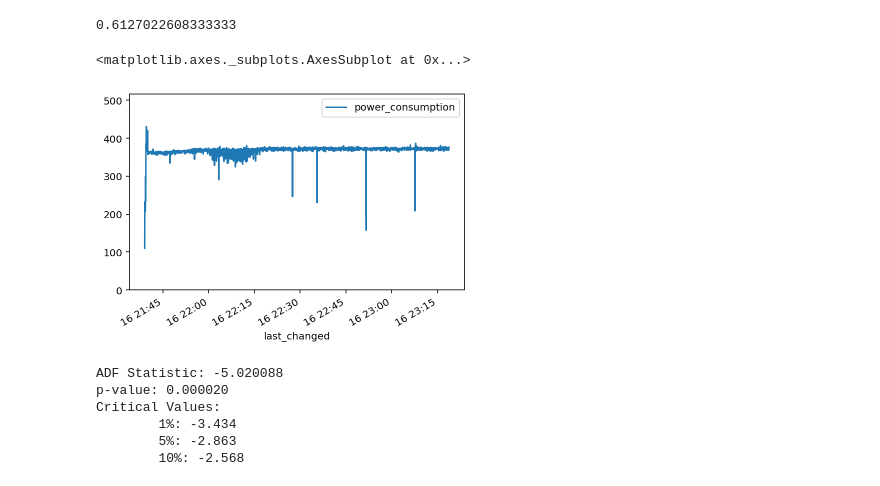
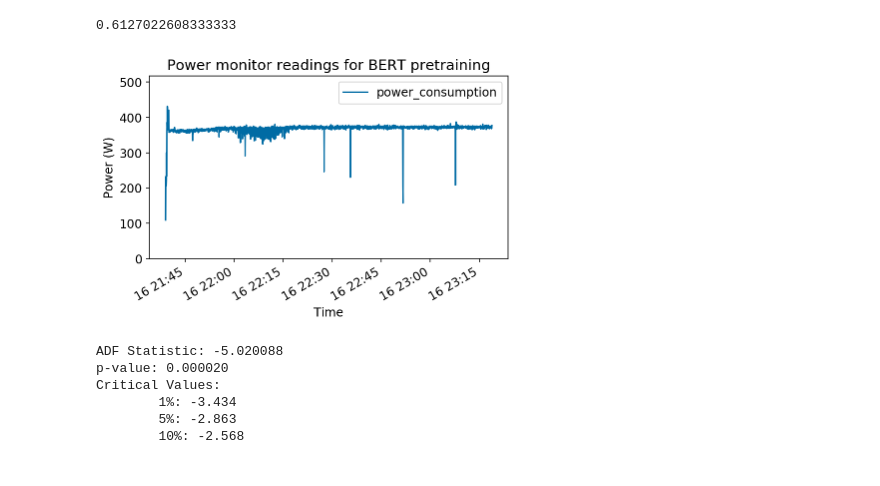
Before and after one commit to MScDissertation/NLP, a Jupyter notebook: pretraining.ipynb, the cells around one changed output. Saved outputs shown, nothing was run; the diff lists cells and outputs as text; code cells hidden in the pictures.

```diff
--- a/pretraining.ipynb
+++ b/pretraining.ipynb
@@ -9,11 +10,17 @@ import pandas as pd
 import numpy as np
 from datetime import datetime
 from datetime import timedelta
+import matplotlib as mpl
 import matplotlib.pyplot as plt
 import seaborn as sns
 
 %matplotlib inline
 %config InlineBackend.figure_format='retina'
+
+mpl.rcParams['savefig.dpi'] = 300
+mpl.rcParams['font.size'] = 12
+
+plt.style.use('tableau-colorblind10')
 # %%
 url = "nvidia/nvidia_power_pretrain.csv"
 df_orig = pd.read_csv(url)
@@ -130,18 +144,22 @@ power_monitor_df.set_index('last_changed', inplace=True)
 # %%
 start_date = '2020-06-16'
 end_date = '2020-06-16'
-start_time = '21:38:59'
+start_time = '21:38:59' #one hour behind
 end_time = '23:18:51'
-subset_df4 = power_monitor_df.loc[start_date:end_date].between_time(start_time, end_time)[['power_consumption']]
-((subset_df4['power_consumption']).sum() * 3) / (1000 * 3600)
+subset_df = power_monitor_df.loc[start_date:end_date].between_time(start_time, end_time)[['power_consumption']]
+((subset_df['power_consumption']).sum() * 3) / (1000 * 3600) #sampled every 3 sec
 # %% [output]
 0.6127022608333333
 # %%
-y_max = subset_df4['power_consumption'].max() * 1.2
-subset_df4[(power_monitor_df != 0).all(1)].plot(ylim=(0,y_max))
+y_max = subset_df['power_consumption'].max() * 1.2
+ax =subset_df[(power_monitor_df != 0).all(1)].plot(ylim=(0,y_max))
+ax.set_title("Power monitor readings for BERT pretraining")
+ax.set_ylabel('Power (W)')
+ax.set_xlabel('Time')
+plt.tight_layout()
+ax.figure.savefig("viz/pm_BERT_pretrain.png")
 # %% [output]
-<matplotlib.axes._subplots.AxesSubplot at 0x...>
-[figure, old version]
+[figure, new version]
 # %%
 from statsmodels.tsa.stattools import adfuller
 def testStationary(series):
```
Also changed, not shown: parts of 9 cells of this notebook, 5 other files.
